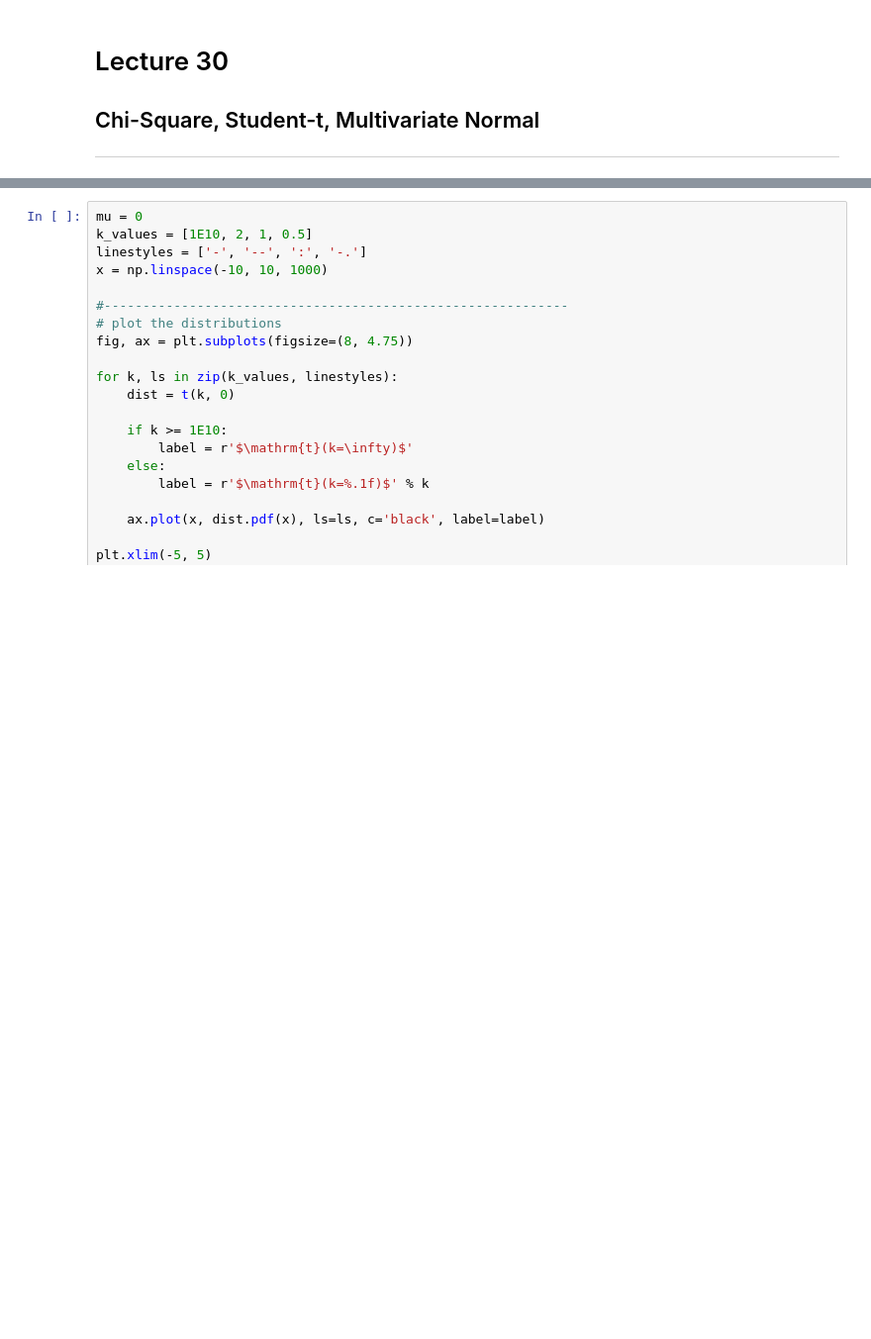
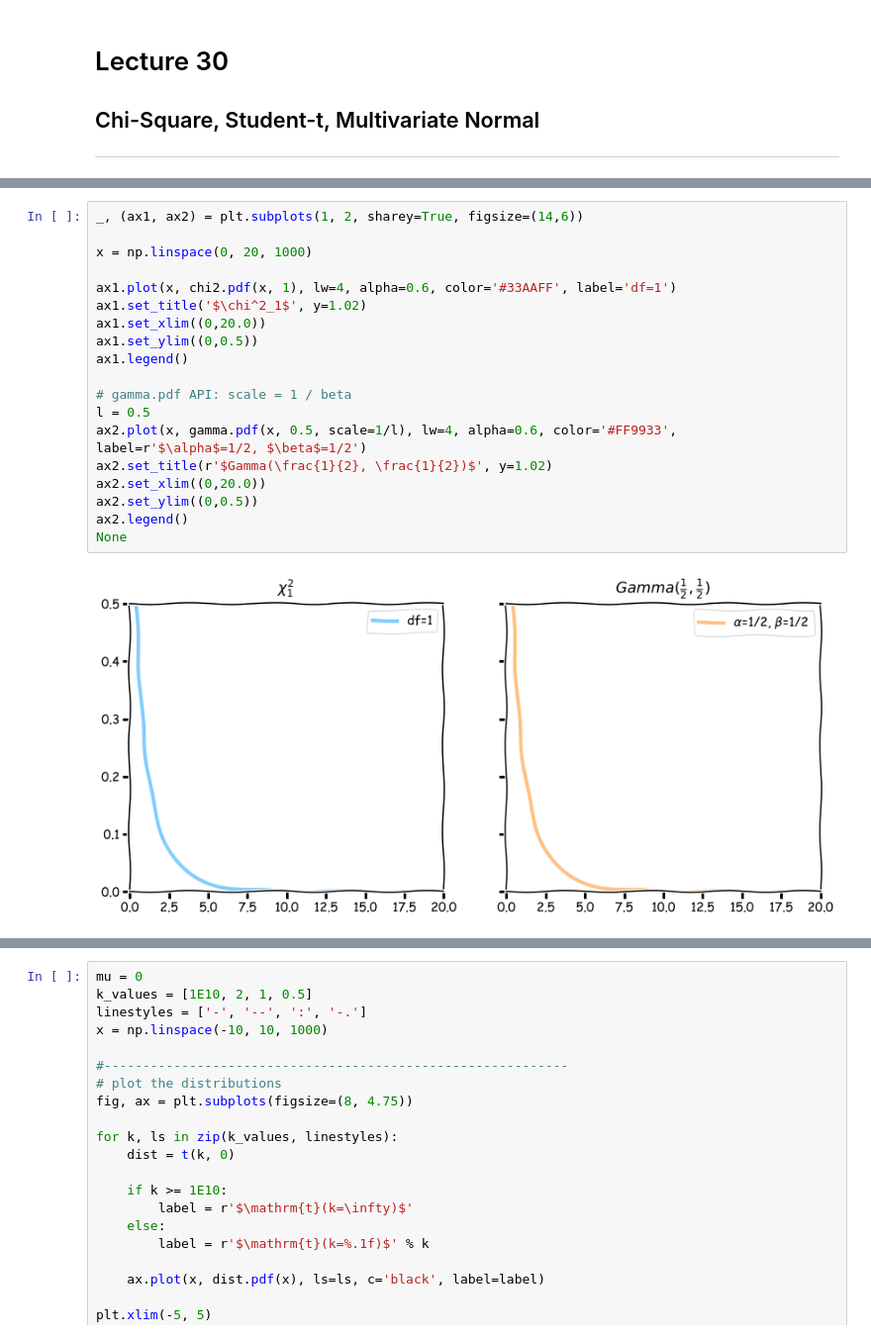
Before and after one commit to buruzaemon/stats-110, a Jupyter notebook: Lecture_30.ipynb, the cells around one changed output, grey strips where cells are left out. Shown at 99% size. Drawn from its saved outputs; the diff is of its cells as text; blank space fills up the shorter version.

```diff
--- a/Lecture_30.ipynb
+++ b/Lecture_30.ipynb
@@ -31,0 +60,21 @@ plt.show()
+# %%
+_, (ax1, ax2) = plt.subplots(1, 2, sharey=True, figsize=(14,6))
+
+x = np.linspace(0, 20, 1000)
+
+ax1.plot(x, chi2.pdf(x, 1), lw=4, alpha=0.6, color='#33AAFF', label='df=1')
+ax1.set_title('$\chi^2_1$', y=1.02)
+ax1.set_xlim((0,20.0))
+ax1.set_ylim((0,0.5))
+ax1.legend()
+
+# gamma.pdf API: scale = 1 / beta
+l = 0.5
+ax2.plot(x, gamma.pdf(x, 0.5, scale=1/l), lw=4, alpha=0.6, color='#FF9933', label=r'$\alpha$=1/2, $\beta$=1/2')
+ax2.set_title(r'$Gamma(\frac{1}{2}, \frac{1}{2})$', y=1.02)
+ax2.set_xlim((0,20.0))
+ax2.set_ylim((0,0.5))
+ax2.legend()
+None
+# %% [output]
+[figure, added]
```
Also changed, not shown: parts of 7 cells of this notebook, 1 other file.
